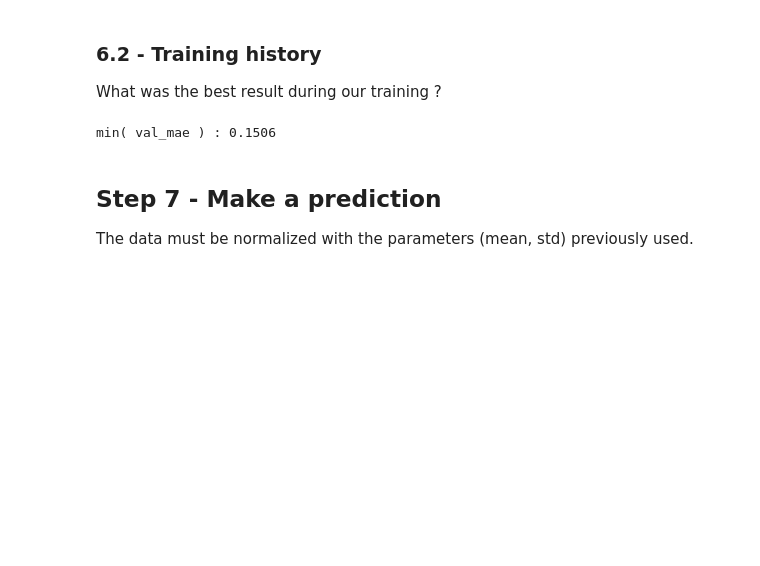
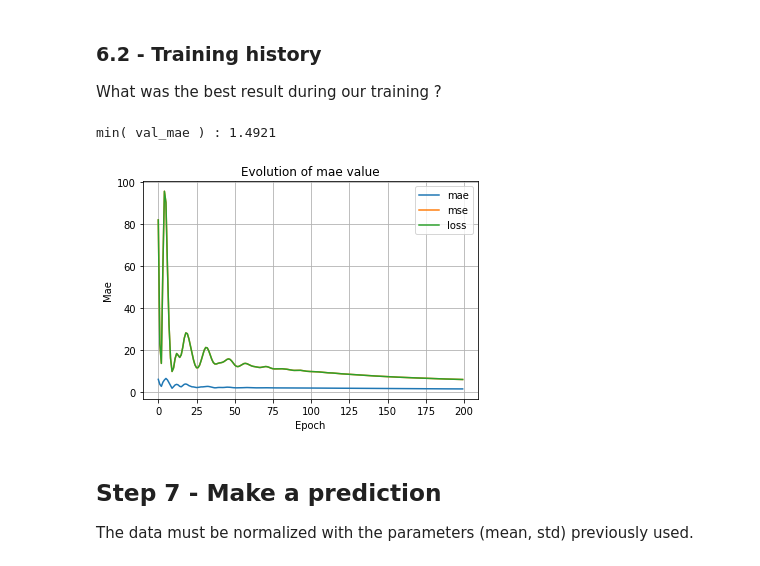
Before and after one commit to Leirof/M1-TNO_Detection_Efficiency, a Jupyter notebook: train_ai.ipynb, the cells around one changed output. Cells and saved outputs as stored; diff of their text form; code cells hidden in the pictures; blank space fills up the shorter version.

```diff
--- a/train_ai.ipynb
+++ b/train_ai.ipynb
@@ -207,10 +202,21 @@ What was the best result during our training ?
 # %%
 df=pd.DataFrame(data=history.history)
 # display(df)
-# %%
-print("min( val_mae ) : {:.4f}".format( min(history.history["val_mae"]) ) )
-# %% [output]
-min( val_mae ) : 0.1506
+# %%
+print("min( val_mae ) : {:.4f}".format( min(history.history["val_mae"]) ) )
+
+plt.plot(np.arange(len(history.history["val_mae"])),history.history["val_mae"],label="mae")
+plt.plot(np.arange(len(history.history["val_mae"])),history.history["val_mse"],label="mse")
+plt.plot(np.arange(len(history.history["val_mae"])),history.history["val_loss"],label="loss")
+plt.title("Evolution of mae value")
+plt.xlabel("Epoch")
+plt.ylabel("Mae")
+plt.grid()
+plt.legend()
+plt.show()
+# %% [output]
+min( val_mae ) : 1.4921
+[figure, added]
 # %%
 # pwk.plot_history(history, plot={'MSE' :['mse', 'val_mse'],
 #                                 'MAE' :['mae', 'val_mae'],
```
Also changed, not shown: parts of 8 cells of this notebook, 3 other files.
